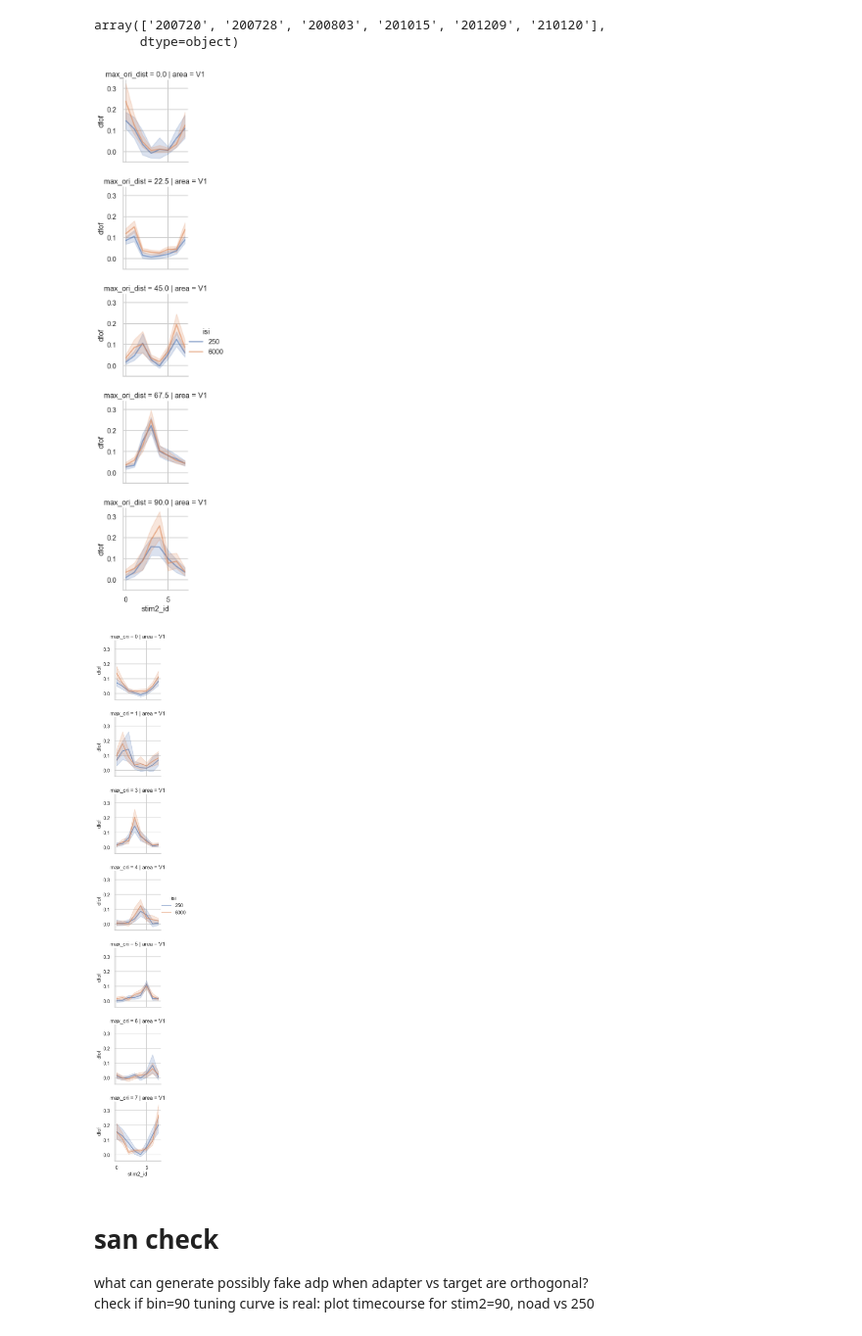
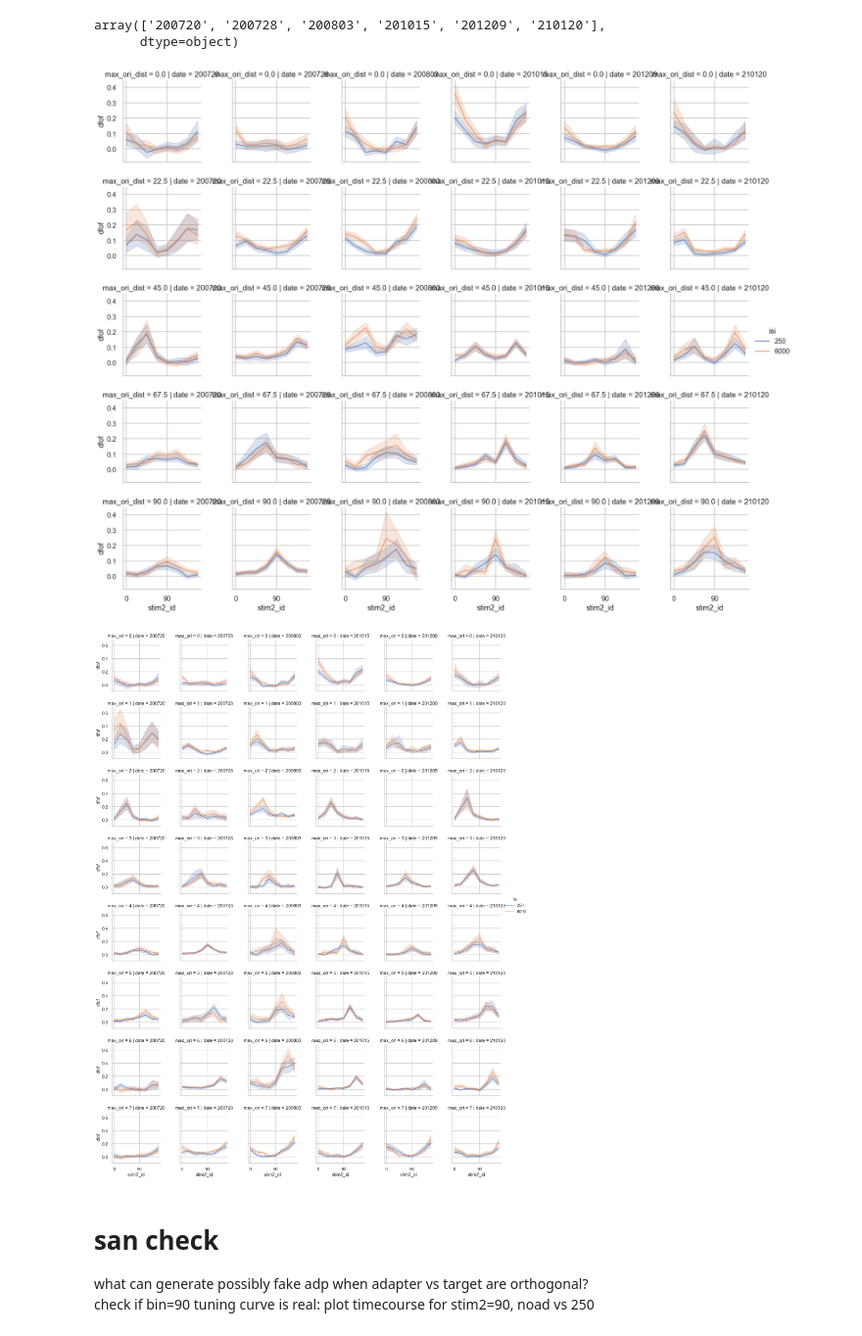
Before and after one commit to lanluo9/inter, a Jupyter notebook: scripts/ipynb/tuning_bias.ipynb, the cells around one changed output. Shown at 98% size. Drawn from its saved outputs; the diff is of its cells as text; code cells hidden in the pictures.

```diff
--- a/scripts/ipynb/tuning_bias.ipynb
+++ b/scripts/ipynb/tuning_bias.ipynb
@@ -1422,26 +1422,38 @@ array(['200720', '200728', '200803', '201015', '201209', '210120'],
 # %%
 df_filter = df_lineplot[(df_lineplot.filter_cell_vis == True)
                        & (df_lineplot.ori_mod == True)
                        & (df_lineplot.isi != 750)
-                     #   & (df_lineplot.date == '201015') # temporary filter to date, to match matlab san check for TC
-                       & (df_lineplot.date == '210120') # temporary filter to date, to match matlab san check for TC
+                       & (df_lineplot.area == 'V1') # check V1 only
+                     ##  & (df_lineplot.date == '201015') # temporary filter to date, to match matlab san check for TC
+                      #  & (df_lineplot.date == '210120') # temporary filter to date, to match matlab san check for TC
                        ]
 
 sns.set(font_scale=0.8, context='talk', style='whitegrid')
-g = sns.FacetGrid(df_filter, col="area", row="max_ori_dist", hue="isi")
+# g = sns.FacetGrid(df_filter, col="area", row="max_ori_dist", hue="isi")
+g = sns.FacetGrid(df_filter, col="date", row="max_ori_dist", hue="isi") # which date has the most outrageous adp at orthogonal ori relative to adapter ori
 g.map_dataframe(sns.lineplot, x="stim2_id", y="dfof", alpha=0.6)
 g.figure.subplots_adjust(wspace=0.4, hspace=0.3)
 g.add_legend();
+
+# set xticks to 0, 4
+for ax in g.axes.flat:
+    ax.set_xticks([0, 4])
+    ax.set_xticklabels(['0', '90'])
 # %% [output]
-[figure, old version]
+[figure, new version]
 # %%
 sns.set(font_scale=0.8, context='talk', style='whitegrid')
-g = sns.FacetGrid(df_filter, col="area", row="max_ori", hue="isi")
+# g = sns.FacetGrid(df_filter, col="area", row="max_ori", hue="isi")
+g = sns.FacetGrid(df_filter, col="date", row="max_ori", hue="isi")
 g.map_dataframe(sns.lineplot, x="stim2_id", y="dfof", alpha=0.6)
 g.figure.subplots_adjust(wspace=0.4, hspace=0.3)
 g.add_legend();
+
+for ax in g.axes.flat:
+    ax.set_xticks([0, 4])
+    ax.set_xticklabels(['0', '90'])
 # %% [output]
-[figure, old version]
+[figure, new version]
 # %% [markdown]
 # san check
 what can generate possibly fake adp when adapter vs target are orthogonal?
```
Also changed, not shown: parts of 1 cell of this notebook, 3 other files.
